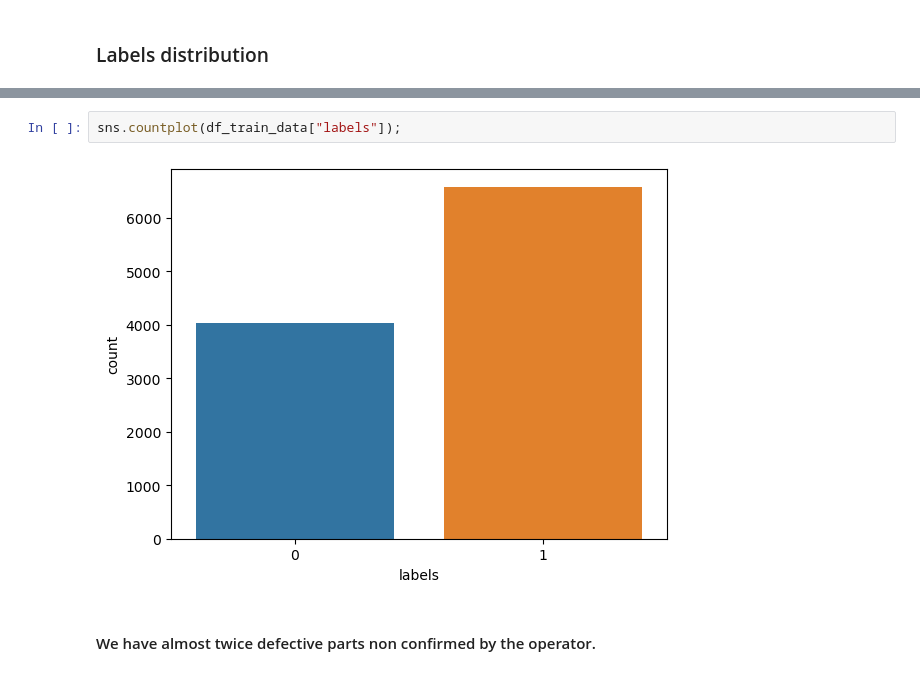
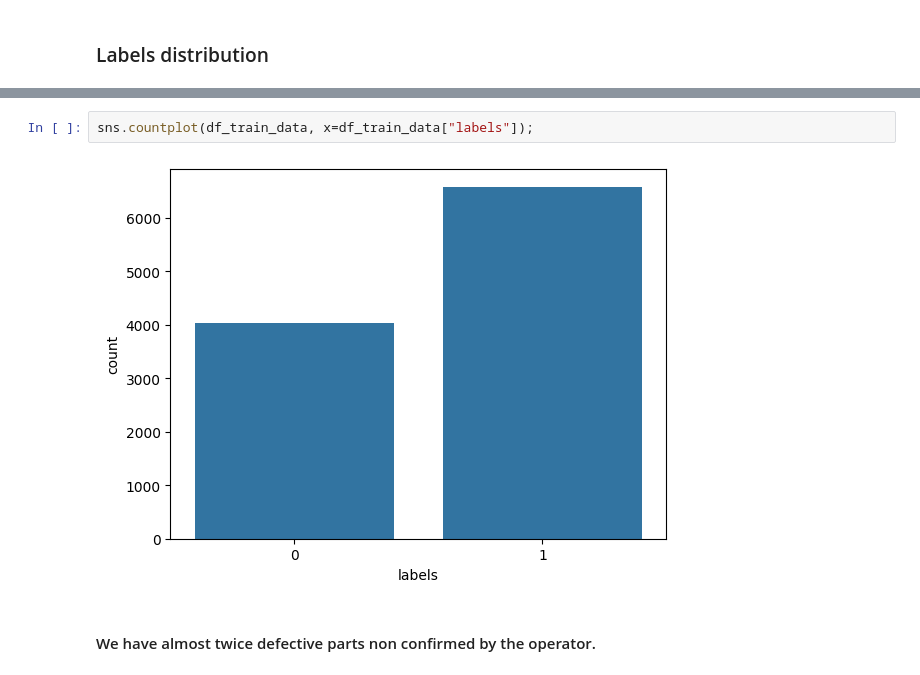
Before and after one commit to jthibaut/Valeo-AOI, a Jupyter notebook: modeleVGG16-3.ipynb, the cells around one changed output, grey strips where cells are left out. Drawn from its saved outputs; the diff is of its cells as text.

```diff
--- a/modeleVGG16-3.ipynb
+++ b/modeleVGG16-3.ipynb
@@ -95,7 +107,7 @@ Name: labels, dtype: float64
 # %%
-sns.countplot(df_train_data["labels"]);
+sns.countplot(df_train_data, x=df_train_data["labels"]);
 # %% [output]
-[figure, old version]
+[figure, new version]
 # %% [markdown]
 #### We have almost twice defective parts non confirmed by the operator.
 # %% [markdown]
```
Also changed, not shown: parts of 27 cells of this notebook.
